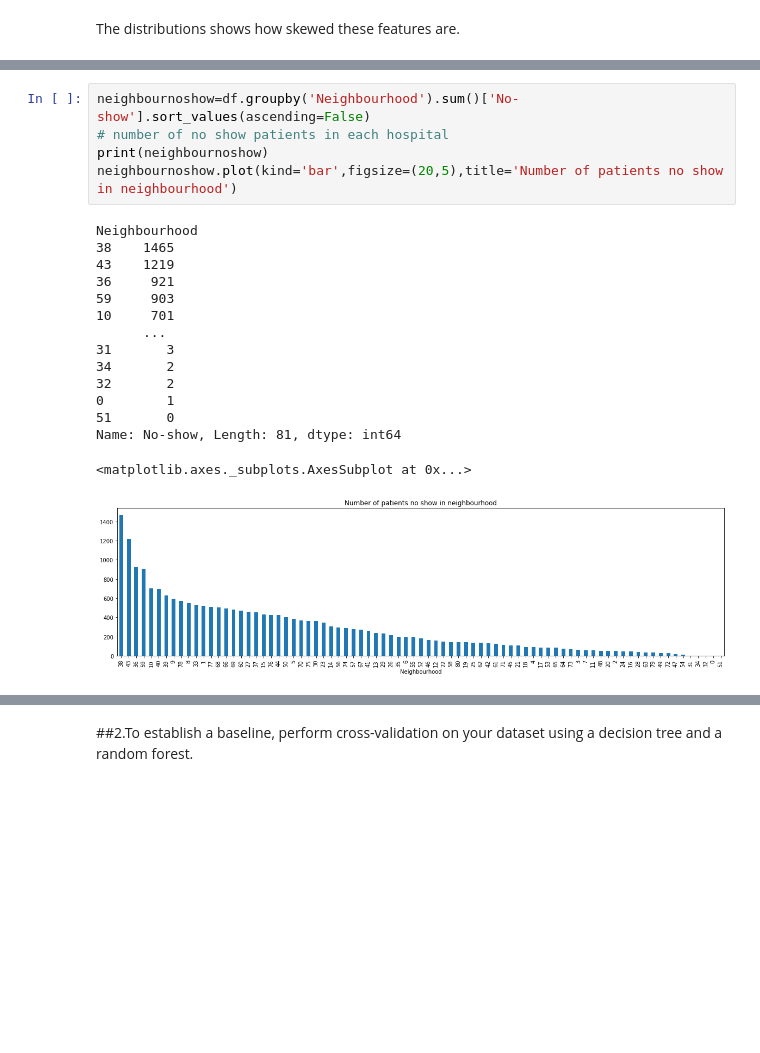
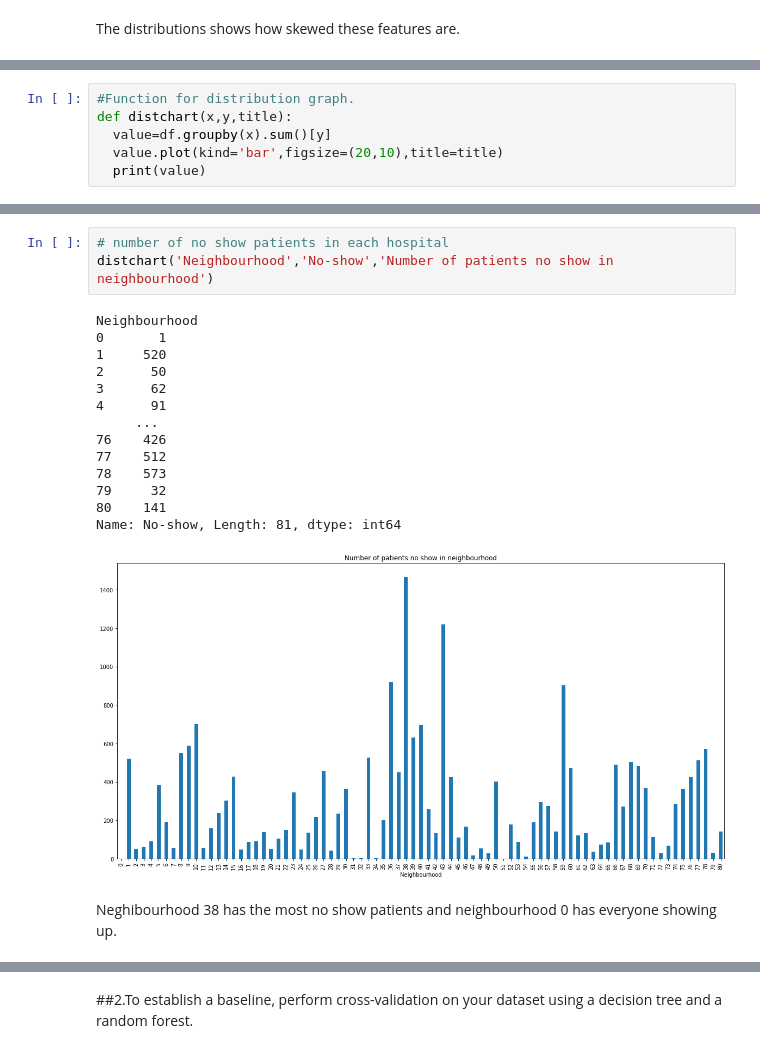
Before and after one commit to thiviyan98/ThiviyanNanthakumarCE888, a Jupyter notebook: Assignment_2/Ass2Data2.ipynb, the cells around one changed output, grey strips where cells are left out. Saved outputs shown, nothing was run; the diff lists cells and outputs as text; blank space fills up the shorter version.

```diff
--- a/Assignment_2/Ass2Data2.ipynb
+++ b/Assignment_2/Ass2Data2.ipynb
@@ -219,0 +222,6 @@ Name: No-show, Length: 103, dtype: int64
+# %%
+#Function for distribution graph.
+def distchart(x,y,title):
+  value=df.groupby(x).sum()[y]
+  value.plot(kind='bar',figsize=(20,10),title=title)
+  print(value)
@@ -220,24 +246,23 @@ Name: No-show, Length: 103, dtype: int64
 # %%
-neighbournoshow=df.groupby('Neighbourhood').sum()['No-show'].sort_values(ascending=False)
 # number of no show patients in each hospital
-print(neighbournoshow)
-neighbournoshow.plot(kind='bar',figsize=(20,5),title='Number of patients no show in neighbourhood')
+distchart('Neighbourhood','No-show','Number of patients no show in neighbourhood')
 # %% [output]
 Neighbourhood
-38    1465
-43    1219
-36     921
-59     903
-10     701
-      ...
-31       3
-34       2
-32       2
-0        1
-51       0
+0       1
+1     520
+2      50
+3      62
+4      91
+     ...
+76    426
+77    512
+78    573
+79     32
+80    141
 Name: No-show, Length: 81, dtype: int64
-<matplotlib.axes._subplots.AxesSubplot at 0x...>
-[figure, old version]
+[figure, new version]
+# %% [markdown]
+Neghibourhood 38 has the most no show patients and neighbourhood 0 has everyone showing up.
 # %%
 conditions=df.groupby('No-show')['Hipertension','Diabetes', 'Alcoholism','Handcap'].sum()
 print(conditions)
```
Also changed, not shown: parts of 33 cells of this notebook.
